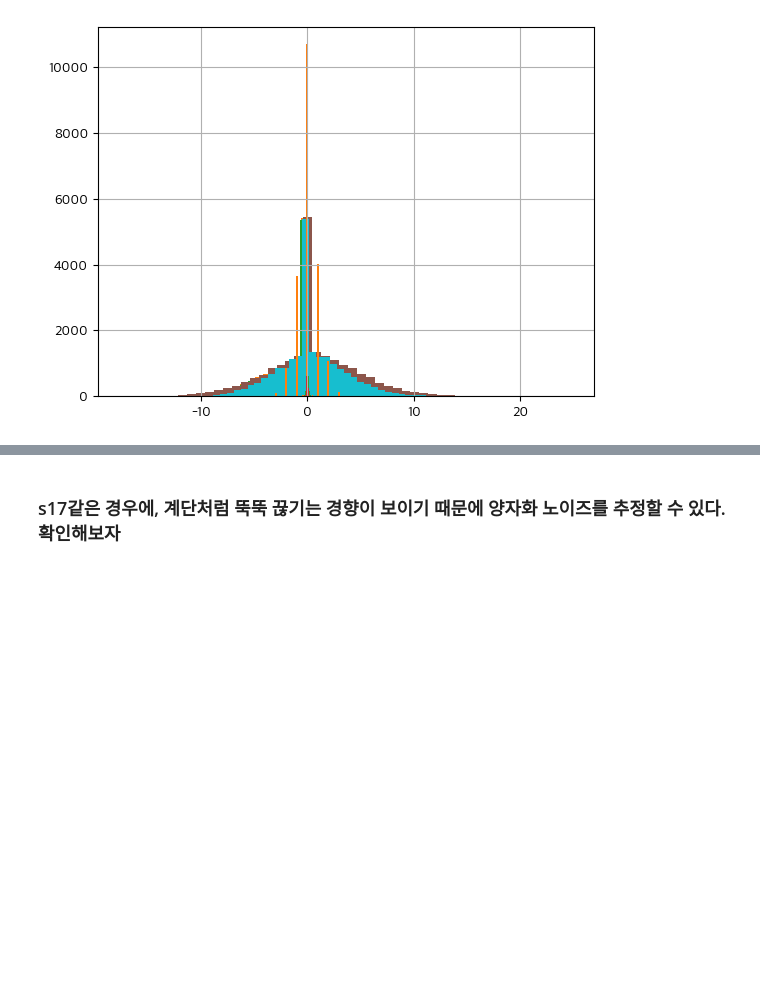
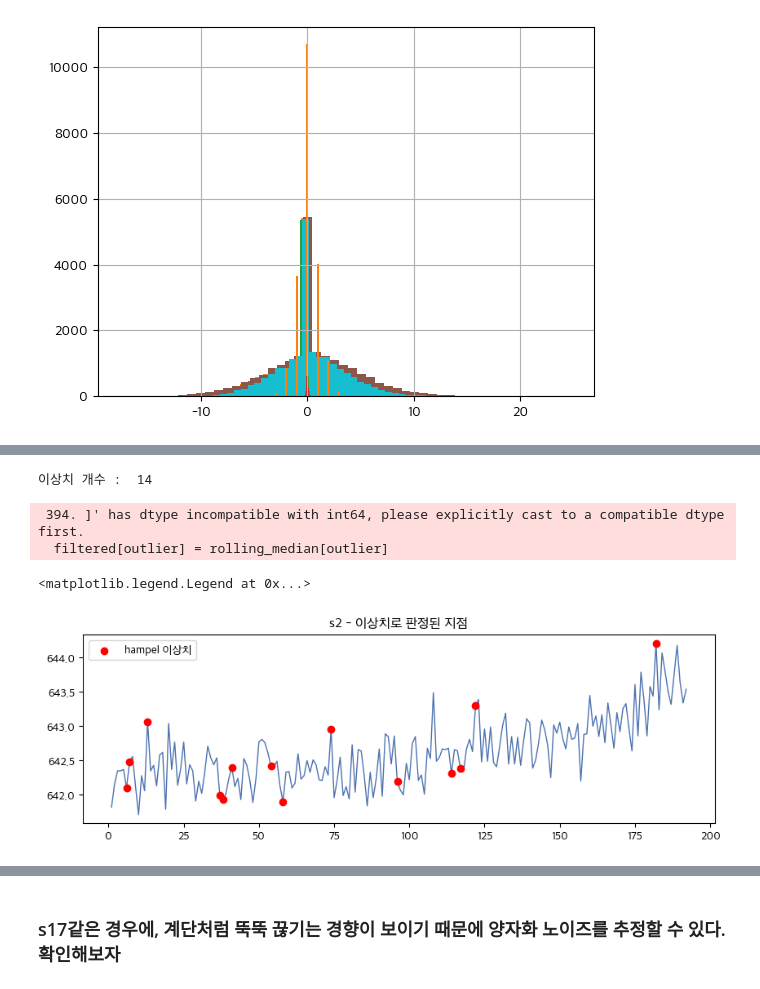
Before and after one commit to poly9010/C-MAPSS-Fleet-RUL-Monitoring-System, a Jupyter notebook: notebooks/(1)데이터전처리-이상치제거.ipynb, the cells around one changed output, grey strips where cells are left out. Drawn from its saved outputs; the diff is of its cells as text; code cells hidden in the pictures; blank space fills up the shorter version.

```diff
--- a/notebooks/(1)데이터전처리-이상치제거.ipynb
+++ b/notebooks/(1)데이터전처리-이상치제거.ipynb
@@ -102,0 +117,34 @@ for col in sensor_cols:
+# %%
+def hampel_filter(series,window=5,k=3,n_sigmas=3):
+    rolling_median = series.rolling(window,center=False).median()
+    mad = series.rolling(window,center=False).apply(
+        lambda x : np.median(np.abs(x-np.median(x))),raw =True
+    )
+    threshold = k * 1.4826 * mad
+    diff = (series - rolling_median).abs()
+
+    outlier = diff > threshold
+    filtered = series.copy()
+    filtered[outlier] = rolling_median[outlier]
+    return filtered, outlier
+# %%
+engine1 = train1[train1['engine_id']==1]
+
+filtered_s2, is_outlier_s2 = hampel_filter(engine1['s2'],window=5,k=3)
+filtered_s17, is_outlier_s17 = hampel_filter(engine1['s17'],window=8,k=3)
+
+print("이상치 개수 : ",is_outlier_s2.sum())
+# %% [output]
+이상치 개수 :  14
+ 394. ]' has dtype incompatible with int64, please explicitly cast to a compatible dtype first.
+  filtered[outlier] = rolling_median[outlier]
+# %%
+fig, ax = plt.subplots(figsize=(10, 3))
+ax.plot(engine1['cycle'], engine1['s2'], linewidth=1, color="#4C72B0")
+ax.scatter(engine1['cycle'][is_outlier_s2], engine1['s2'][is_outlier_s2],
+           color="red", zorder=5, label="hampel 이상치")
+ax.set_title("s2 - 이상치로 판정된 지점")
+ax.legend()
+# %% [output]
+<matplotlib.legend.Legend at 0x...>
+[figure, added]
```
Also changed, not shown: parts of 18 cells of this notebook.
